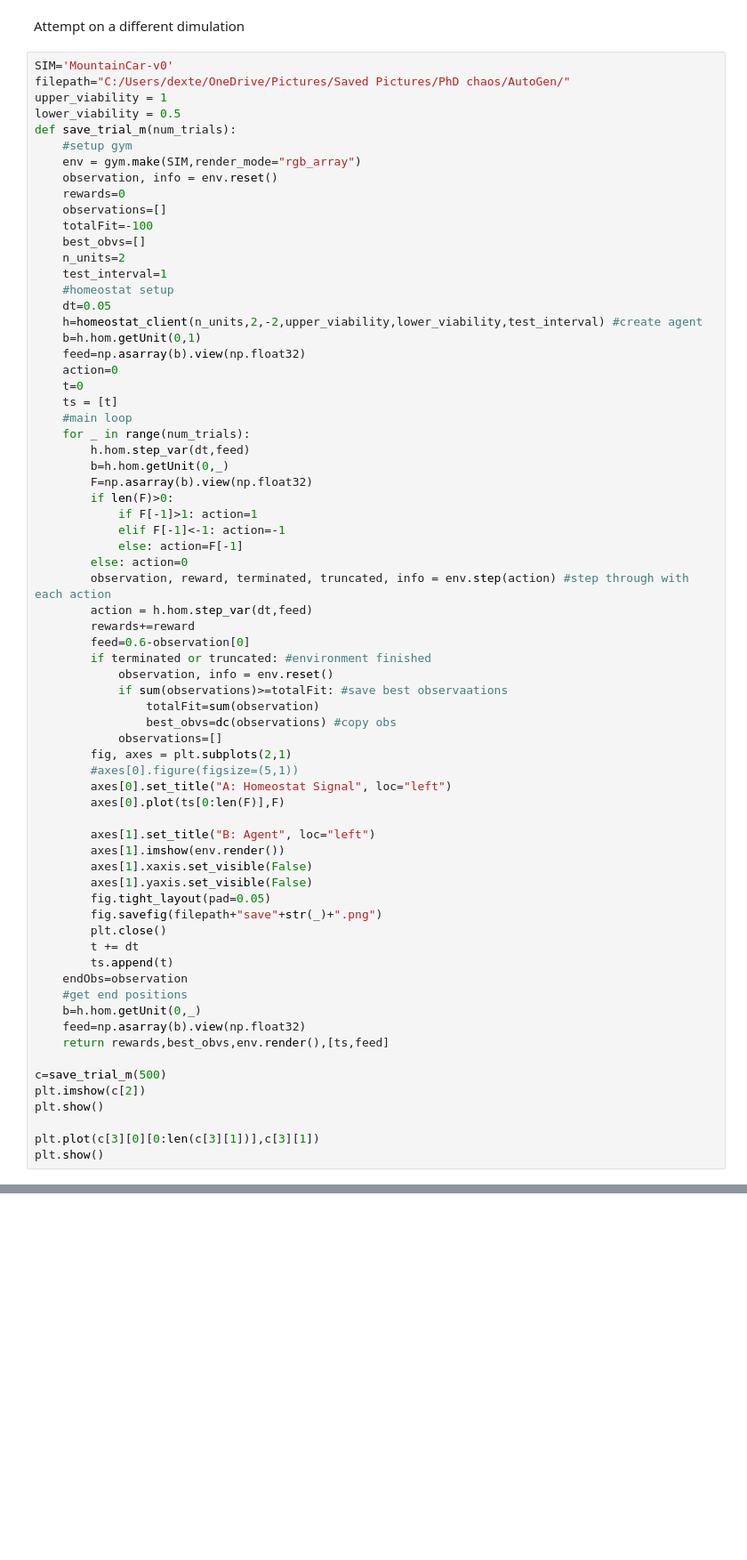
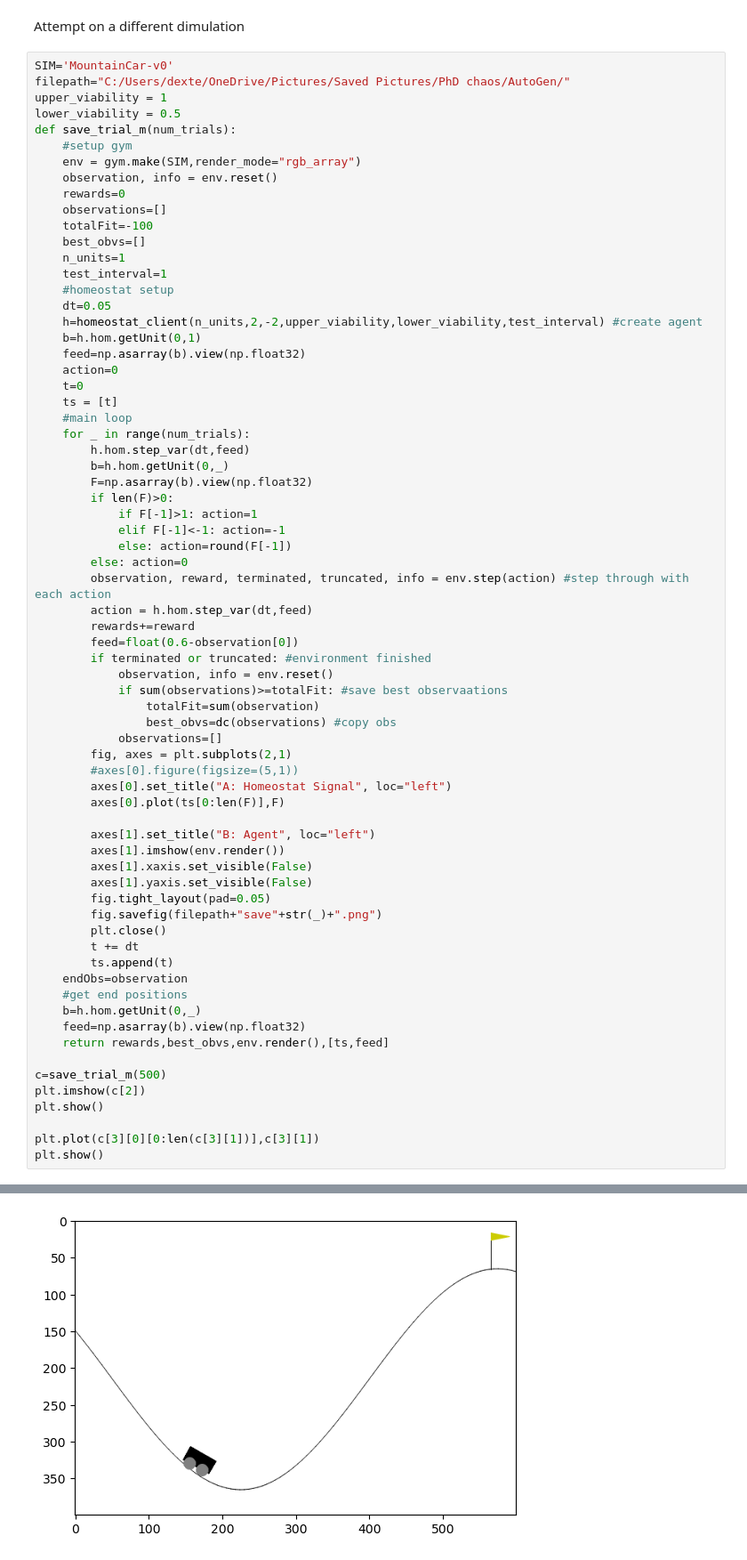
Before and after one commit to shepai/Chaos-Robotics, a Jupyter notebook: Simulation/Reward Modelling/homeostat.ipynb, the cells around one changed output, grey strips where cells are left out. Shown at 89% size. Cells and saved outputs as stored; diff of their text form; blank space fills up the shorter version.

```diff
--- a/Simulation/Reward Modelling/homeostat.ipynb
+++ b/Simulation/Reward Modelling/homeostat.ipynb
@@ -398,7 +405,7 @@ def save_trial_m(num_trials):
     observations=[]
     totalFit=-100
     best_obvs=[]
-    n_units=2
+    n_units=1
     test_interval=1
     #homeostat setup
     dt=0.05
@@ -416,12 +423,12 @@ def save_trial_m(num_trials):
         if len(F)>0:
             if F[-1]>1: action=1
             elif F[-1]<-1: action=-1
-            else: action=F[-1]
+            else: action=round(F[-1])
         else: action=0
         observation, reward, terminated, truncated, info = env.step(action) #step through with each action
         action = h.hom.step_var(dt,feed)
         rewards+=reward
-        feed=0.6-observation[0]
+        feed=float(0.6-observation[0])
         if terminated or truncated: #environment finished
             observation, info = env.reset()
             if sum(observations)>=totalFit: #save best observaations
@@ -475,0 +465 @@ AssertionError: None (<class 'NoneType'>) invalid
+[figure, added]
```
Also changed, not shown: parts of 3 cells of this notebook, 7 other files.
